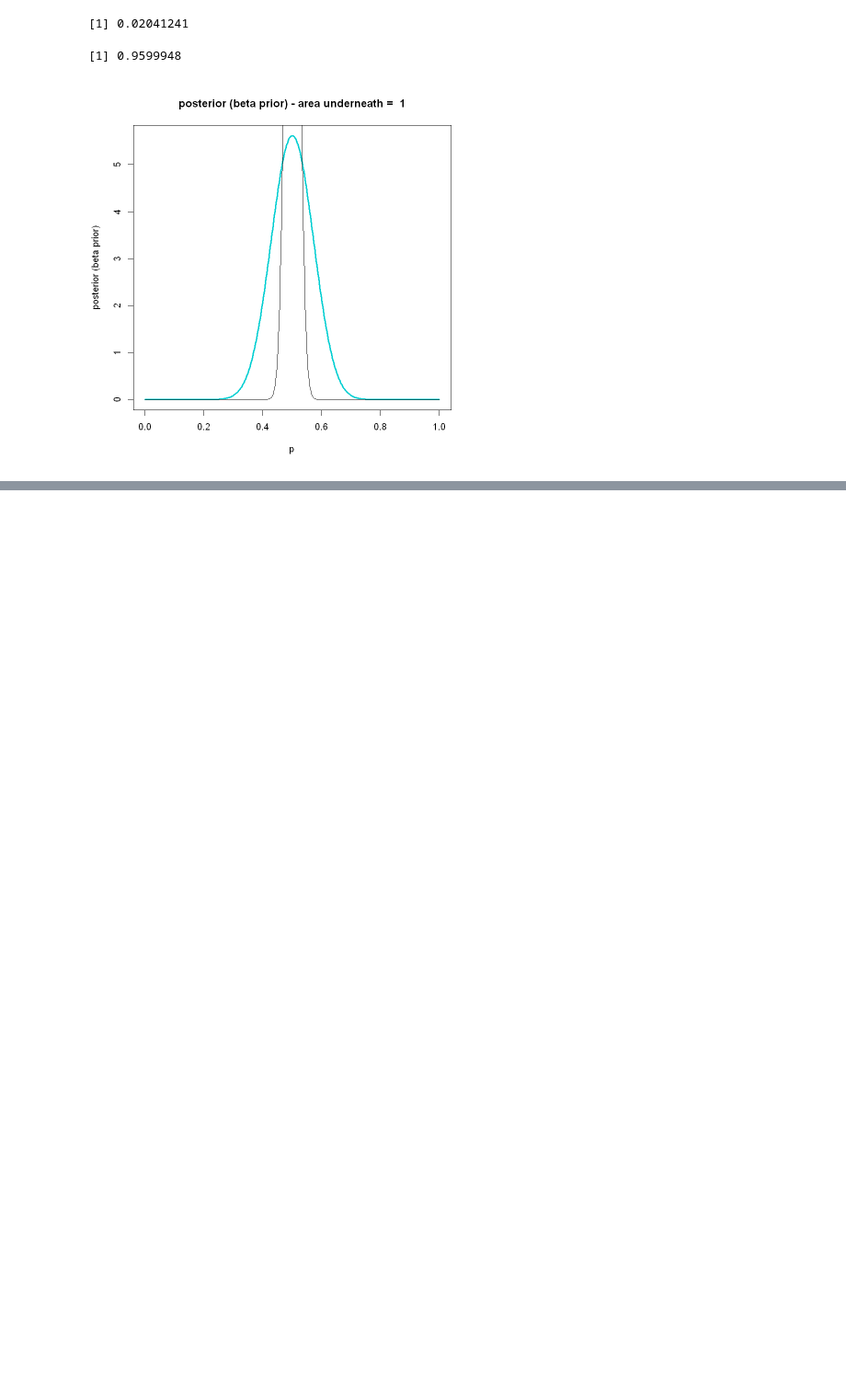
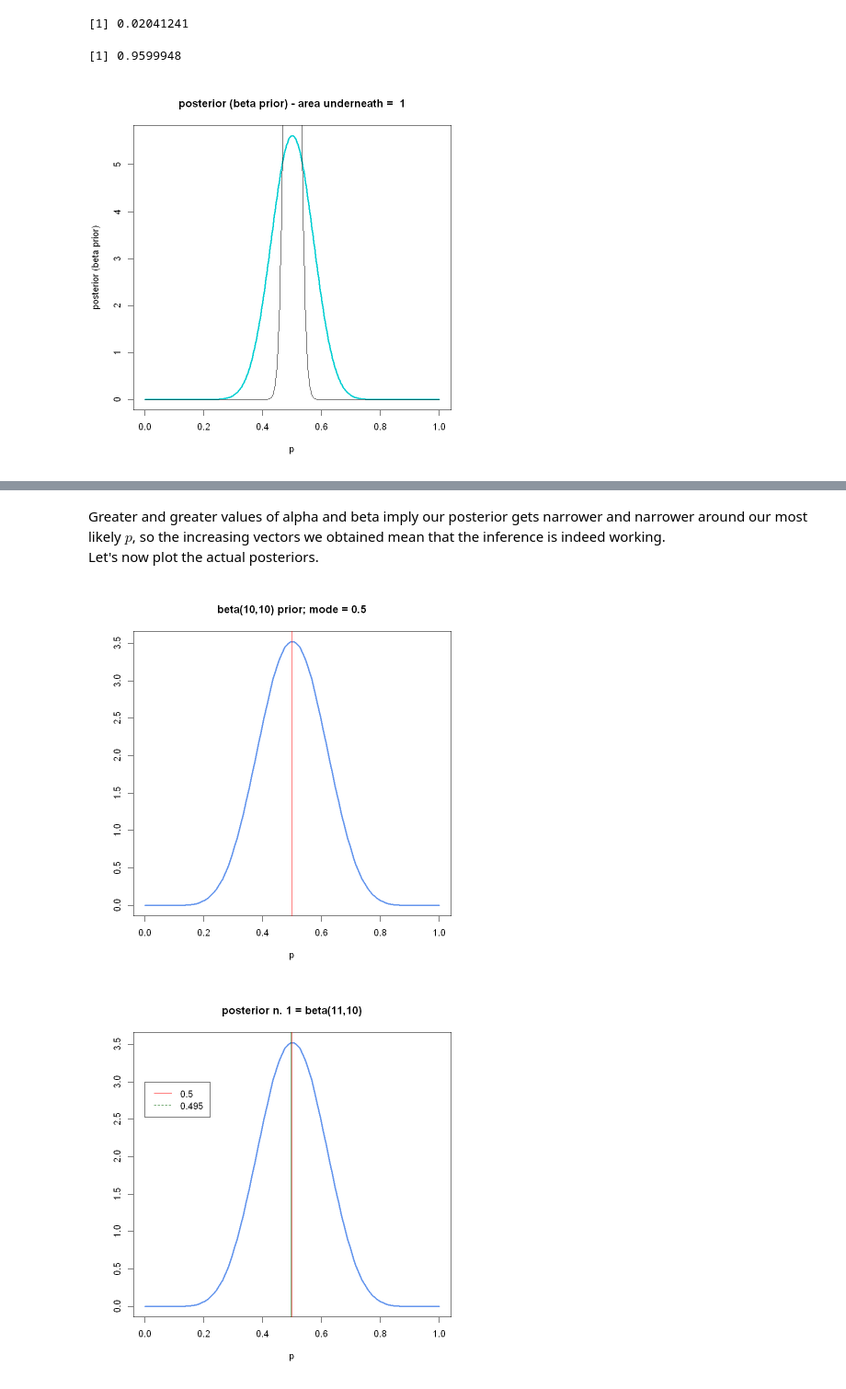
Before and after one commit to marco-giunta/AdvStatPhysAn, a Jupyter notebook: compito_5.ipynb, the cells around one changed output, grey strips where cells are left out. Shown at 92% size. Drawn from its saved outputs; the diff is of its cells as text; code cells hidden in the pictures; blank space fills up the shorter version.

```diff
--- a/compito_5.ipynb
+++ b/compito_5.ipynb
@@ -182,0 +234,23 @@ legend(x = 0, y = 5.5, legend = c("0.95", "1.0", "0.7"), col = c("red", "blue",
+# %% [markdown]
+Greater and greater values of alpha and beta imply our posterior gets narrower and narrower around our most likely $p$, so the increasing vectors we obtained mean that the inference is indeed working.
+Let's now plot the actual posteriors.
+# %%
+# BETA PRIOR
+p.vector <- seq(0, 1, length.out = 100)
+#plot.function(p.vector, function(x) dbeta(x, shape1 = 10, shape2 = 10), "cornflowerblue", "beta prior"); abline(v = 0.5, col = "red")
+
+# prior
+plot(p.vector, dbeta(p.vector, shape1 = alpha.history.beta.prior[1], shape2 = beta.history.beta.prior[1]), type = "l", lwd = 3, col = "cornflowerblue", xlab = "p", ylab = "", main = "beta(10,10) prior; mode = 0.5"); abline(v = 0.5, col = "red")
+# doing all of them and/or with points instead of plot is too messy
+timesteps.to.plot <- c(1,(1:6)*5)
+for (i in timesteps.to.plot) {
+    y <- dbeta(p.vector, shape1 = alpha.history.beta.prior[i], shape2 = beta.history.beta.prior[i])
+    plot(p.vector, y, type = "l", lwd = 3, col = "cornflowerblue", xlab = "p", ylab = "", main = sprintf("posterior n. %d = beta(%d,%d)", i, alpha.history.beta.prior[i+1], beta.history.beta.prior[i+1]))
+    mode <- p.vector[which.max(y)]
+    mode.rounded <- round(mode, digits = 3)
+    abline(v = 0.5, col = "red"); abline(v = mode.rounded, col = "darkgreen")
+    legend(legend = c("0.5",as.character(mode.rounded)), col = c("red", "darkgreen"), lty = 1:2, x = 0, y = 3)
+}
+# %% [output]
+[figure, added]
+[figure, added]
```
Also changed, not shown: parts of 11 cells of this notebook.
